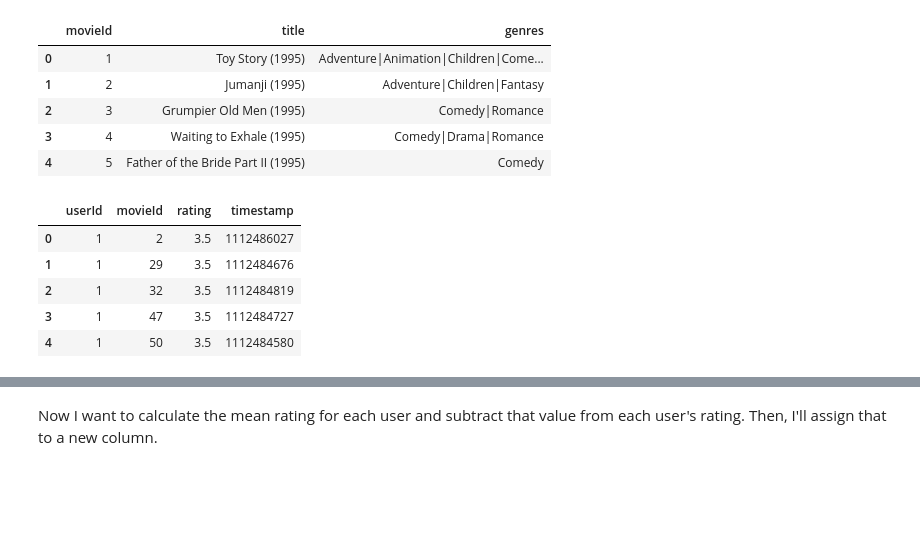
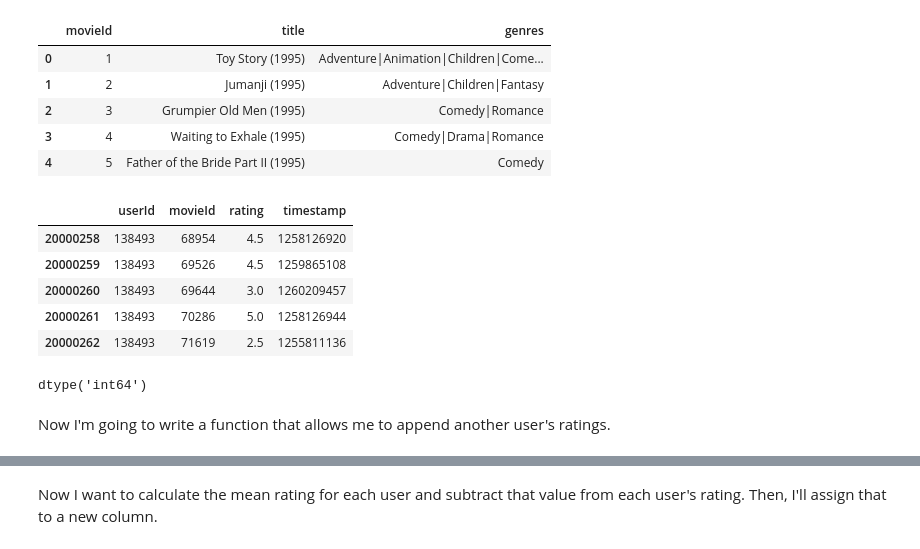
Before and after one commit to bwsturm/metis_bootcamp, a Jupyter notebook: Week10/movie_recommender/python/notebooks/Movie_Recommender_matrix_factorization.ipynb, the cells around one changed output, grey strips where cells are left out. Cells and saved outputs as stored; diff of their text form; code cells hidden in the pictures; blank space fills up the shorter version.

```diff
--- a/Week10/movie_recommender/python/notebooks/Movie_Recommender_matrix_factorization.ipynb
+++ b/Week10/movie_recommender/python/notebooks/Movie_Recommender_matrix_factorization.ipynb
@@ -27,11 +27,17 @@ movies_df.head()
 | 3 | 4 | Waiting to Exhale (1995) | Comedy|Drama|Romance |
 | 4 | 5 | Father of the Bride Part II (1995) | Comedy |
 # %%
-ratings_df.head()
+ratings_df.tail()
 # %% [output]
 |  | userId | movieId | rating | timestamp |
-| 0 | 1 | 2 | 3.5 | 1112486027 |
-| 1 | 1 | 29 | 3.5 | 1112484676 |
-| 2 | 1 | 32 | 3.5 | 1112484819 |
-| 3 | 1 | 47 | 3.5 | 1112484727 |
-| 4 | 1 | 50 | 3.5 | 1112484580 |
+| 20000258 | 138493 | 68954 | 4.5 | 1258126920 |
+| 20000259 | 138493 | 69526 | 4.5 | 1259865108 |
+| 20000260 | 138493 | 69644 | 3.0 | 1260209457 |
+| 20000261 | 138493 | 70286 | 5.0 | 1258126944 |
+| 20000262 | 138493 | 71619 | 2.5 | 1255811136 |
+# %%
+ratings_df.movieId.dtype
+# %% [output]
+dtype('int64')
+# %% [markdown]
+Now I'm going to write a function that allows me to append another user's ratings.
```
Also changed, not shown: parts of 81 cells of this notebook, 48 other files.
